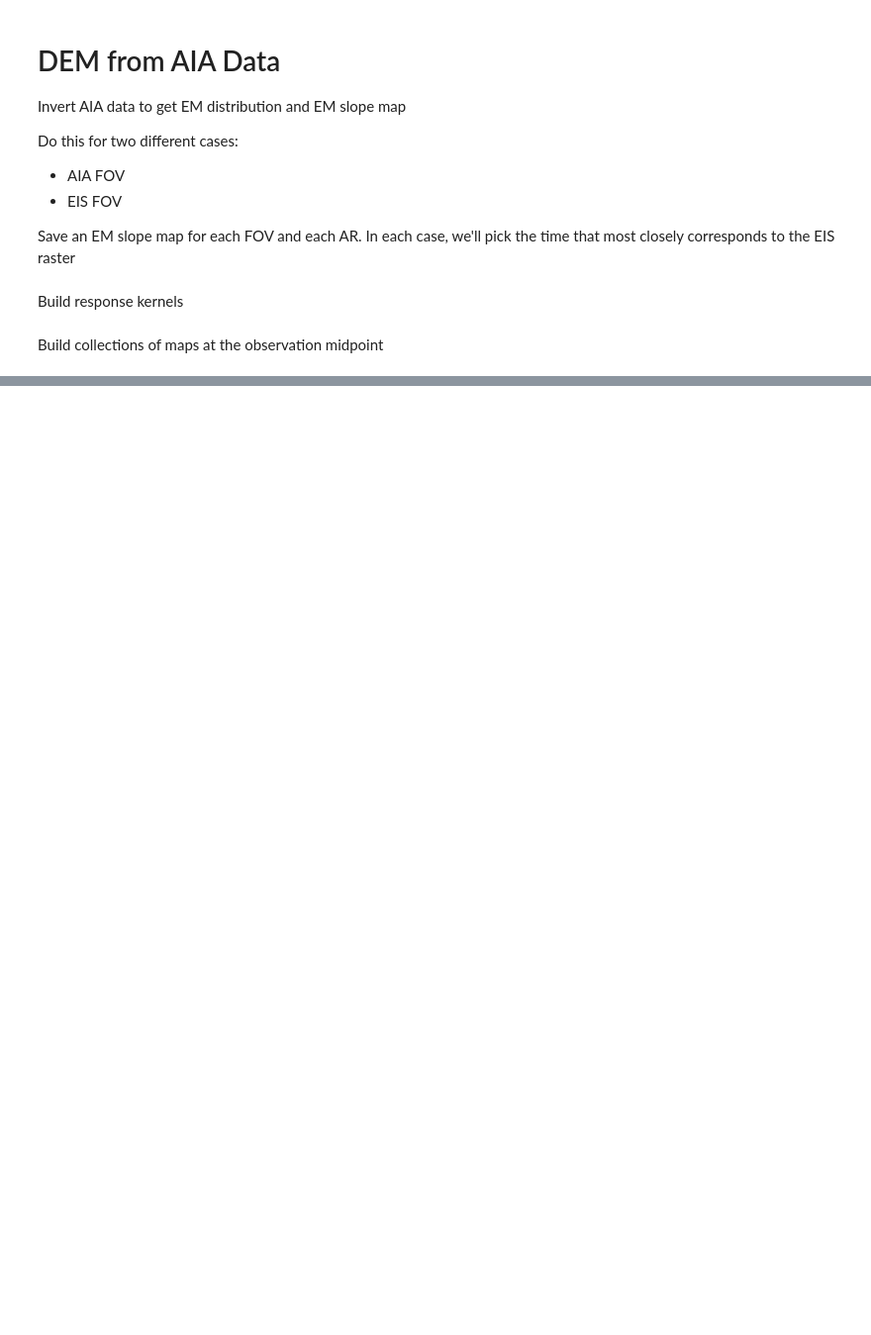
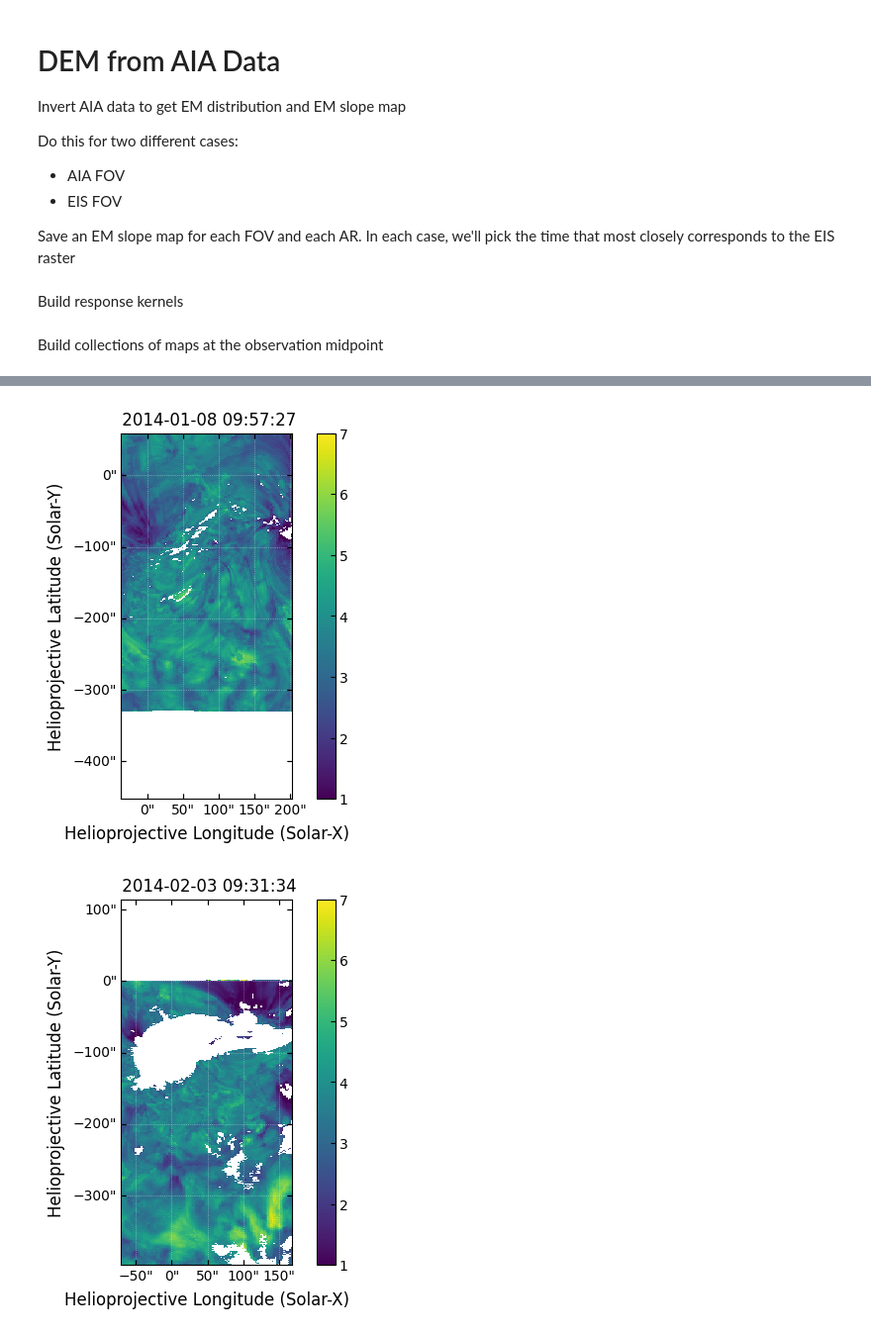
Before and after one commit to wtbarnes/loops-workshop-2024-talk, a Jupyter notebook: notebooks/aia_dem.ipynb, the cells around one changed output, grey strips where cells are left out. Shown at 99% size. Drawn from its saved outputs; the diff is of its cells as text; code cells hidden in the pictures; blank space fills up the shorter version.

```diff
--- a/notebooks/aia_dem.ipynb
+++ b/notebooks/aia_dem.ipynb
@@ -227,0 +198,8 @@ plt.hist(foo.data[~foo.mask],log=False)
+# %%
+for row in ar_table:
+    with asdf.open(f'../data/noaa_{row["NOAA AR"]}/diagnostics/dem/emslope_noaa{row["NOAA AR"]}_fovEIS.asdf', lazy_load=False) as af:
+        _sm = af['slope_map']
+    _sm.peek(vmin=1,vmax=7, cmap='viridis', aspect=_sm.scale[1]/_sm.scale[0])
+# %% [output]
+[figure, added]
+[figure, added]
```
Also changed, not shown: parts of 24 cells of this notebook, 15 other files.
